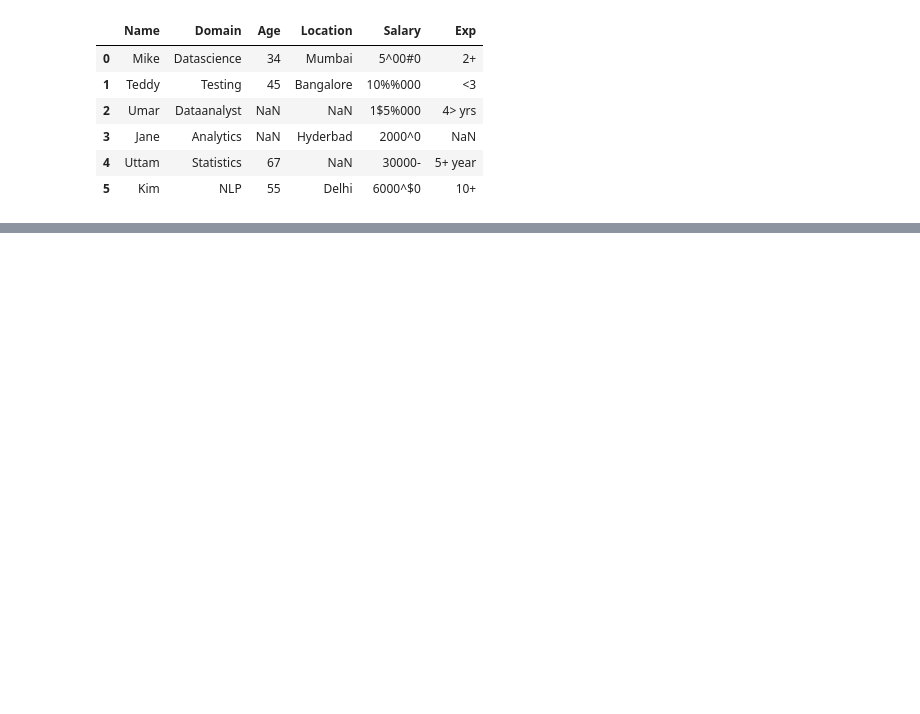
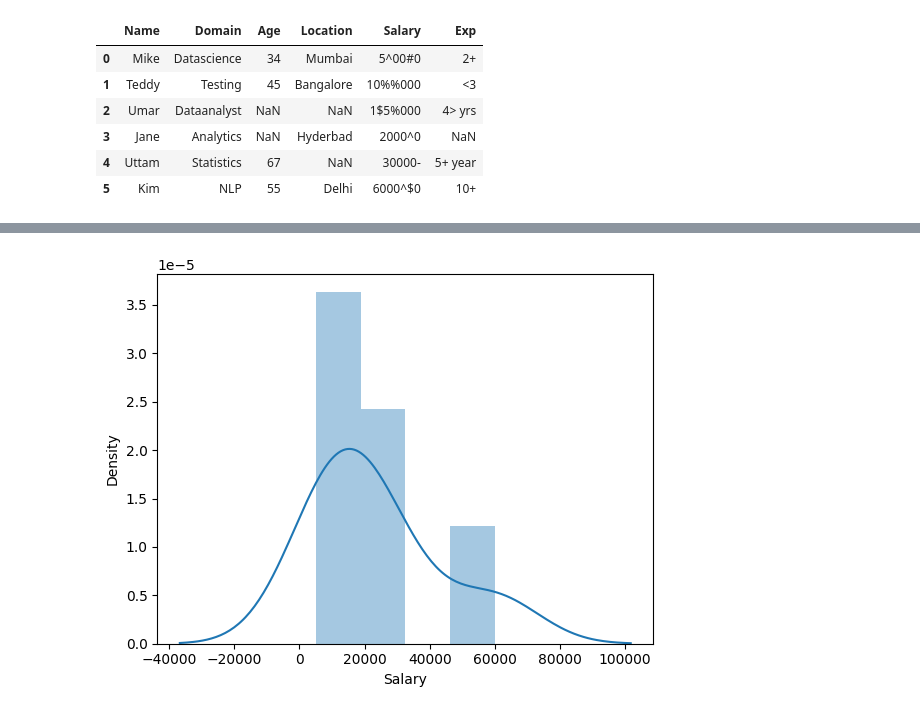
Before and after one commit to sbborusu/530pm_Agentic_Ai_Batch_7thApril, a Jupyter notebook: EDA_Classwork.ipynb, the cells around one changed output, grey strips where cells are left out. Saved outputs shown, nothing was run; the diff lists cells and outputs as text; code cells hidden in the pictures; blank space fills up the shorter version.

```diff
--- a/EDA_Classwork.ipynb
+++ b/EDA_Classwork.ipynb
@@ -165,0 +272,3 @@ emp
+# %%
+cleaned_data['Exp'] = cleaned_data['Exp'].fillna(np.mean(pd.to_numeric(cleaned_data['Exp'])))
+cleaned_data
@@ -165,0 +283,3 @@ emp
+# %%
+cleaned_data['Location'] = cleaned_data['Location'].fillna(cleaned_data['Location'].mode()[0])
+cleaned_data
@@ -165,0 +321,6 @@ emp
+# %%
+#cleaned_data['Age'] = cleaned_data['Age'].astype(int)
+#cleaned_data['Exp'] = cleaned_data['Exp'].astype(int)
+#cleaned_data['Salary'] = cleaned_data['Salary'].astype(int)
+cleaned_data[['Age','Exp','Salary']] = cleaned_data[['Age','Exp','Salary']].astype(int)
+cleaned_data
@@ -165,0 +351,2 @@ emp
+# %%
+cleaned_data[['Name','Domain','Location']] = cleaned_data[['Name','Domain','Location']].astype('category')
@@ -165,0 +397,4 @@ emp
+# %%
+vis1 = sns.distplot(cleaned_data['Salary']) #Univariate analysis
+# %% [output]
+[figure, added]
```
Also changed, not shown: parts of 25 cells of this notebook.
